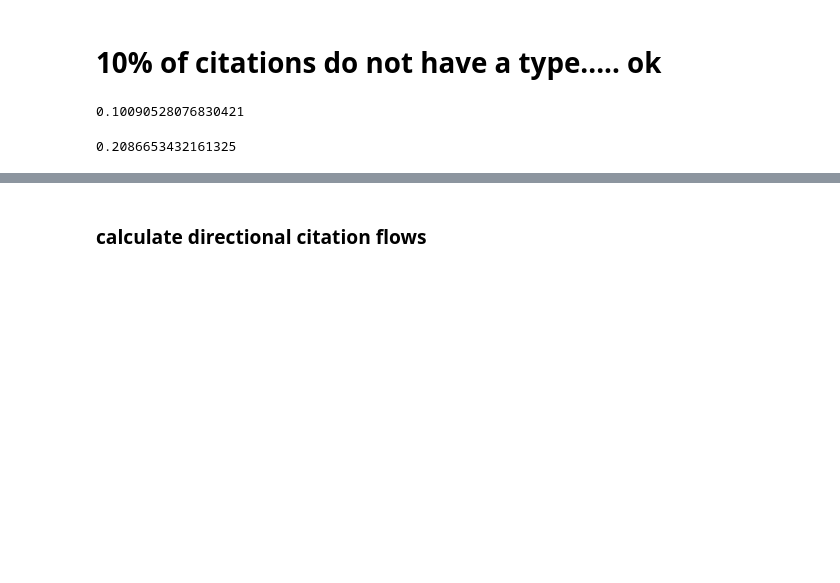
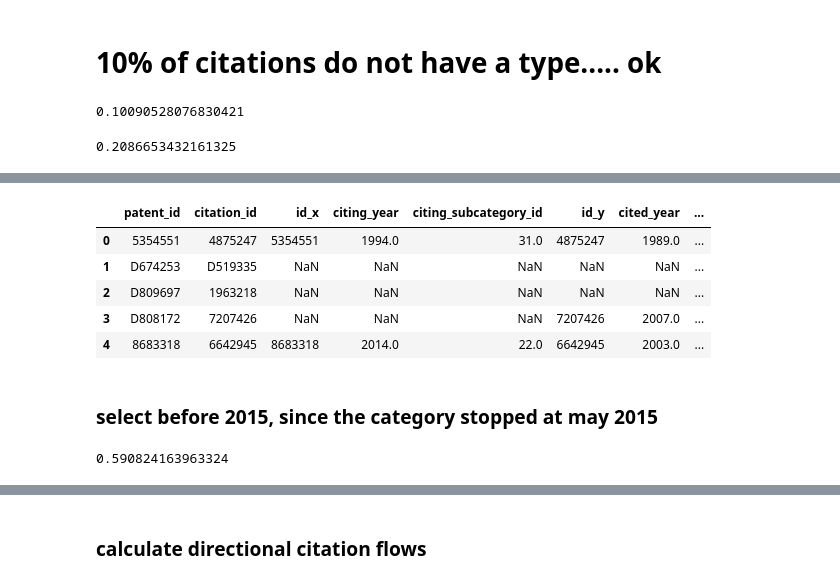
Before and after one commit to yniu87/PatentNetwork, a Jupyter notebook: readin.ipynb, the cells around one changed output, grey strips where cells are left out. Cells and saved outputs as stored; diff of their text form; code cells hidden in the pictures; blank space fills up the shorter version.

```diff
--- a/readin.ipynb
+++ b/readin.ipynb
@@ -353,0 +382,15 @@ citation
+# %%
+citation.head()
+# %% [output]
+|  | patent_id | citation_id | id_x | citing_year | citing_subcategory_id | id_y | cited_year | ... |
+| 0 | 5354551 | 4875247 | 5354551 | 1994.0 | 31.0 | 4875247 | 1989.0 | ... |
+| 1 | D674253 | D519335 | NaN | NaN | NaN | NaN | NaN | ... |
+| 2 | D809697 | 1963218 | NaN | NaN | NaN | NaN | NaN | ... |
+| 3 | D808172 | 7207426 | NaN | NaN | NaN | 7207426 | 2007.0 | ... |
+| 4 | 8683318 | 6642945 | 8683318 | 2014.0 | 22.0 | 6642945 | 2003.0 | ... |
+# %% [markdown]
+### select before 2015, since the category stopped at may 2015
+# %%
+citation[citation['citing_year'] < 2015].shape[0] / citation.shape[0]
+# %% [output]
+0.590824163963324
```
Also changed, not shown: parts of 39 cells of this notebook.
